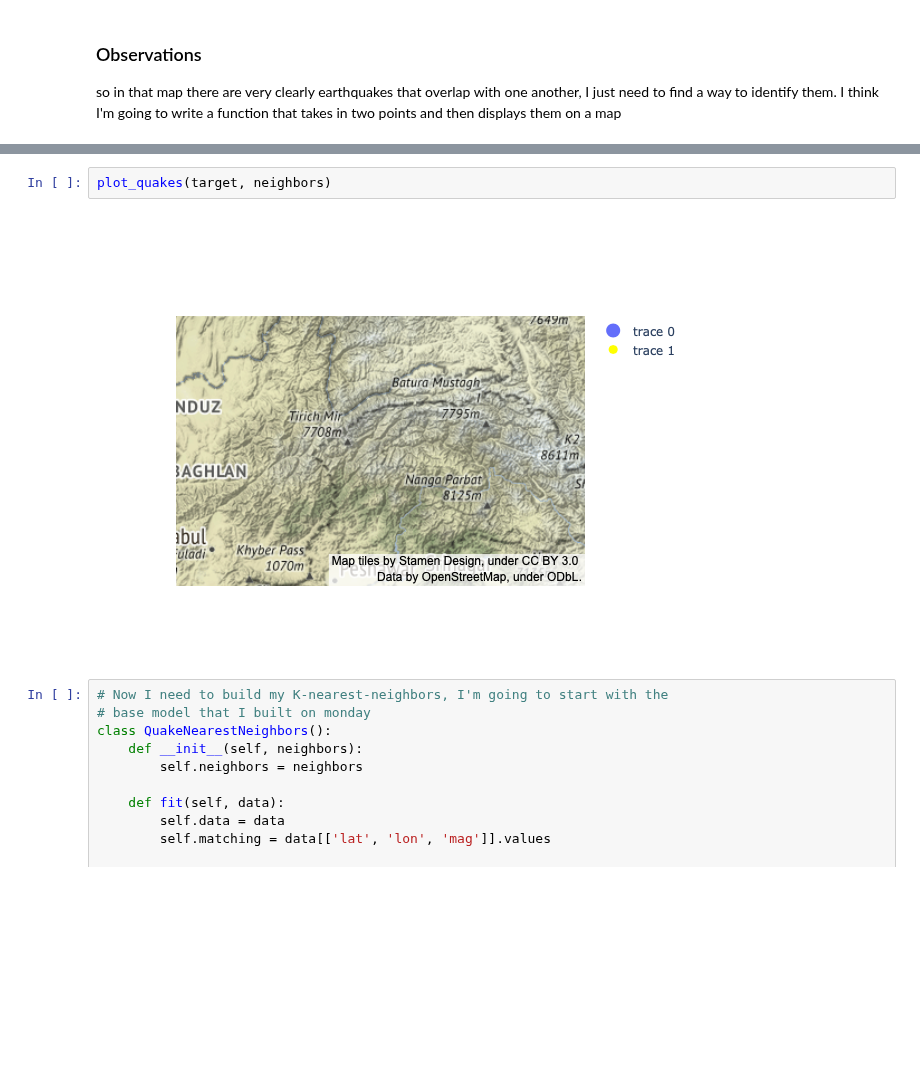
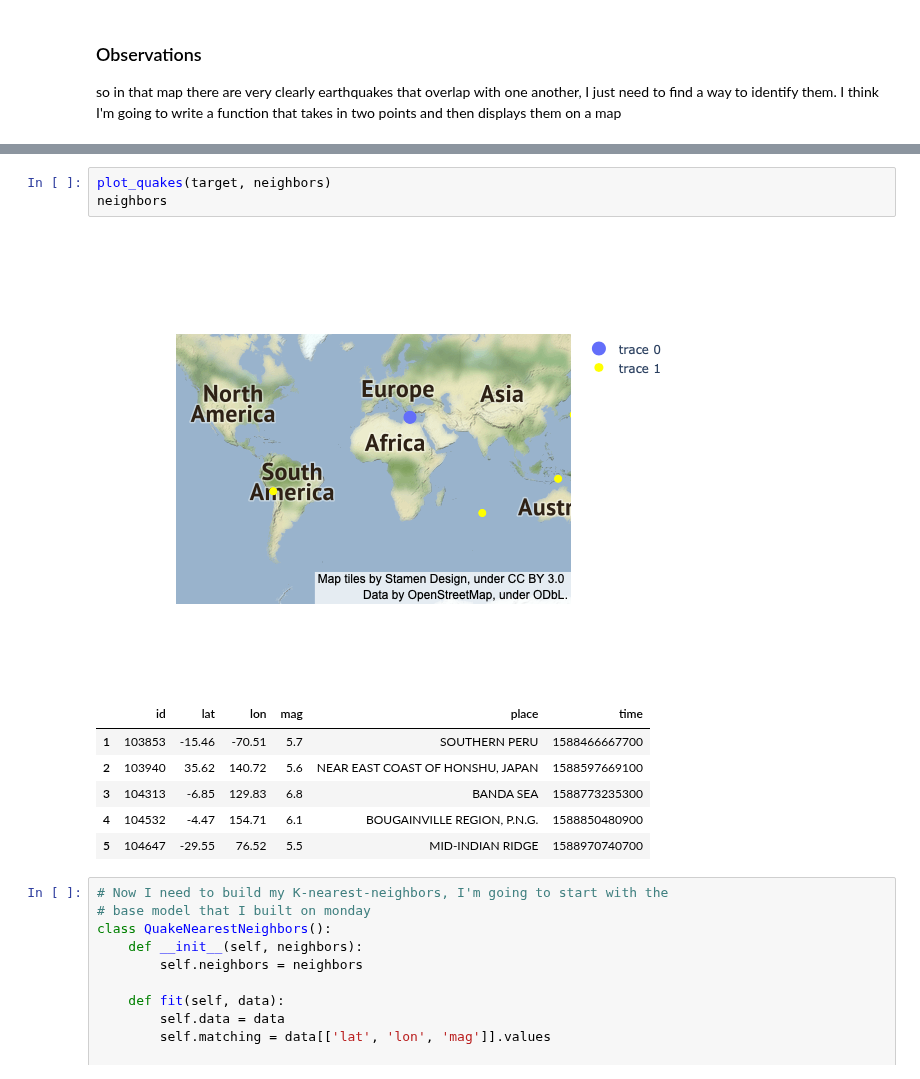
Before and after one commit to eyvonne/K_means, a Jupyter notebook: src/QuakeConnection.ipynb, the cells around one changed output, grey strips where cells are left out. Cells and saved outputs as stored; diff of their text form; blank space fills up the shorter version.

```diff
--- a/src/QuakeConnection.ipynb
+++ b/src/QuakeConnection.ipynb
@@ -138,8 +214,15 @@ def plot_quakes(target, neighbors, save=False):
         fig.show()
 # %%
 plot_quakes(target, neighbors)
+neighbors
 # %% [output]
-[figure, old version]
+[figure, new version]
+|  | id | lat | lon | mag | place | time |
+| 1 | 103853 | -15.46 | -70.51 | 5.7 | SOUTHERN PERU | 1588466667700 |
+| 2 | 103940 | 35.62 | 140.72 | 5.6 | NEAR EAST COAST OF HONSHU, JAPAN | 1588597669100 |
+| 3 | 104313 | -6.85 | 129.83 | 6.8 | BANDA SEA | 1588773235300 |
+| 4 | 104532 | -4.47 | 154.71 | 6.1 | BOUGAINVILLE REGION, P.N.G. | 1588850480900 |
+| 5 | 104647 | -29.55 | 76.52 | 5.5 | MID-INDIAN RIDGE | 1588970740700 |
 # %%
 # Now I need to build my K-nearest-neighbors, I'm going to start with the
 # base model that I built on monday
```
Also changed, not shown: parts of 6 cells of this notebook, 3 other files.
